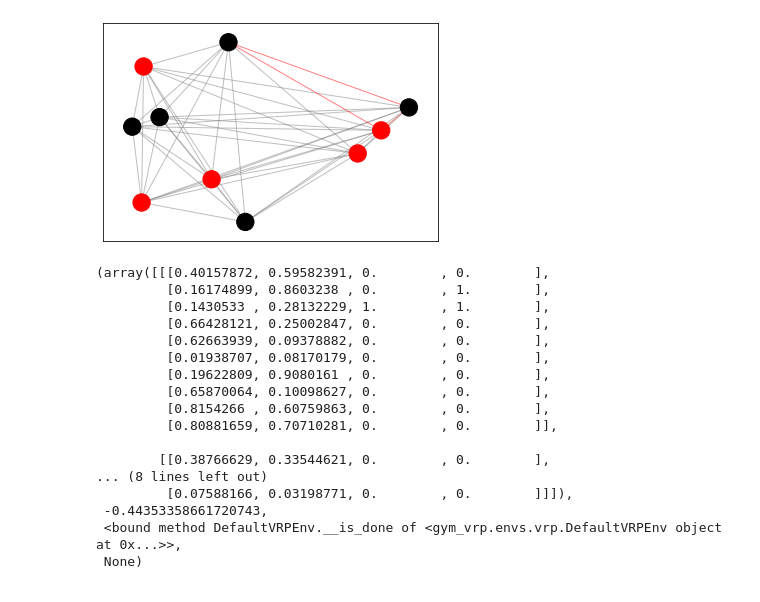
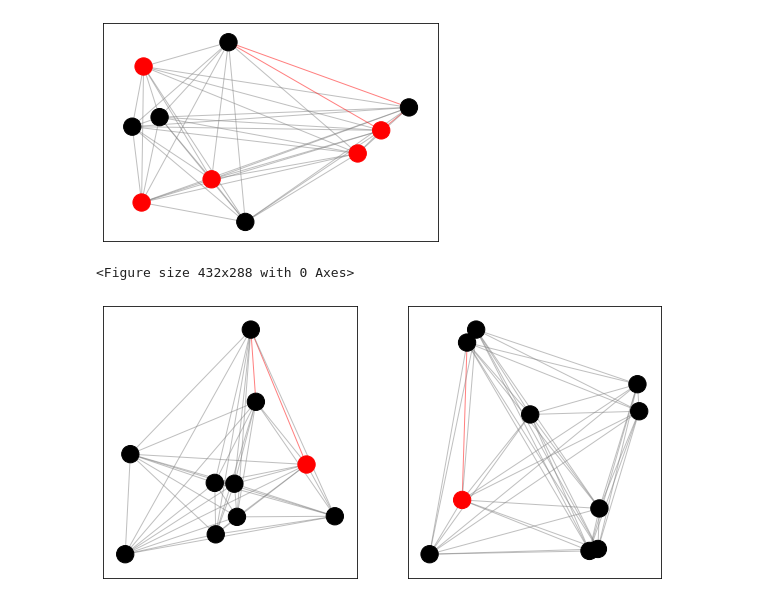
Before and after one commit to kevin-schumann/VRP-GYM, a Jupyter notebook: notebooks/example.ipynb, the cells around one changed output. Drawn from its saved outputs; the diff is of its cells as text; code cells hidden in the pictures.

Commit message:
init graph enc

```diff
--- a/notebooks/example.ipynb
+++ b/notebooks/example.ipynb
@@ -28,36 +28,22 @@ graph.draw(ax)
 # %%
 %matplotlib inline
 
 from gym_vrp.envs.vrp import DefaultVRPEnv
 import numpy as np
 from IPython import display
 
 actions = np.array([1]*2)[:, None]
 network = DefaultVRPEnv(num_nodes=10, batch_size=2, num_draw=2)
+print(network.get_state())
 network.step(actions)
 img = network.render()
-display.clear_output(wait=True)
+# display.clear_output(wait=True)
 actions = np.array([2]*2)[:, None]
 network.step(actions)
 img = network.render()
 # %% [output]
-(array([[[0.40157872, 0.59582391, 0.        , 0.        ],
-         [0.16174899, 0.8603238 , 0.        , 1.        ],
-         [0.1430533 , 0.28132229, 1.        , 1.        ],
-         [0.66428121, 0.25002847, 0.        , 0.        ],
-         [0.62663939, 0.09378882, 0.        , 0.        ],
-         [0.01938707, 0.08170179, 0.        , 0.        ],
-         [0.19622809, 0.9080161 , 0.        , 0.        ],
-         [0.65870064, 0.10098627, 0.        , 0.        ],
-         [0.8154266 , 0.60759863, 0.        , 0.        ],
-         [0.80881659, 0.70710281, 0.        , 0.        ]],
-
-        [[0.38766629, 0.33544621, 0.        , 0.        ],
-... (8 lines left out)
-         [0.07588166, 0.03198771, 0.        , 0.        ]]]),
- -0.44353358661720743,
- <bound method DefaultVRPEnv.__is_done of <gym_vrp.envs.vrp.DefaultVRPEnv object at 0x...>>,
- None)
+<Figure size 432x288 with 0 Axes>
+[figure, added]
 # %%
 import gym
 from gym.wrappers.monitoring.video_recorder import VideoRecorder
```
Also changed, not shown: 2 other files.
